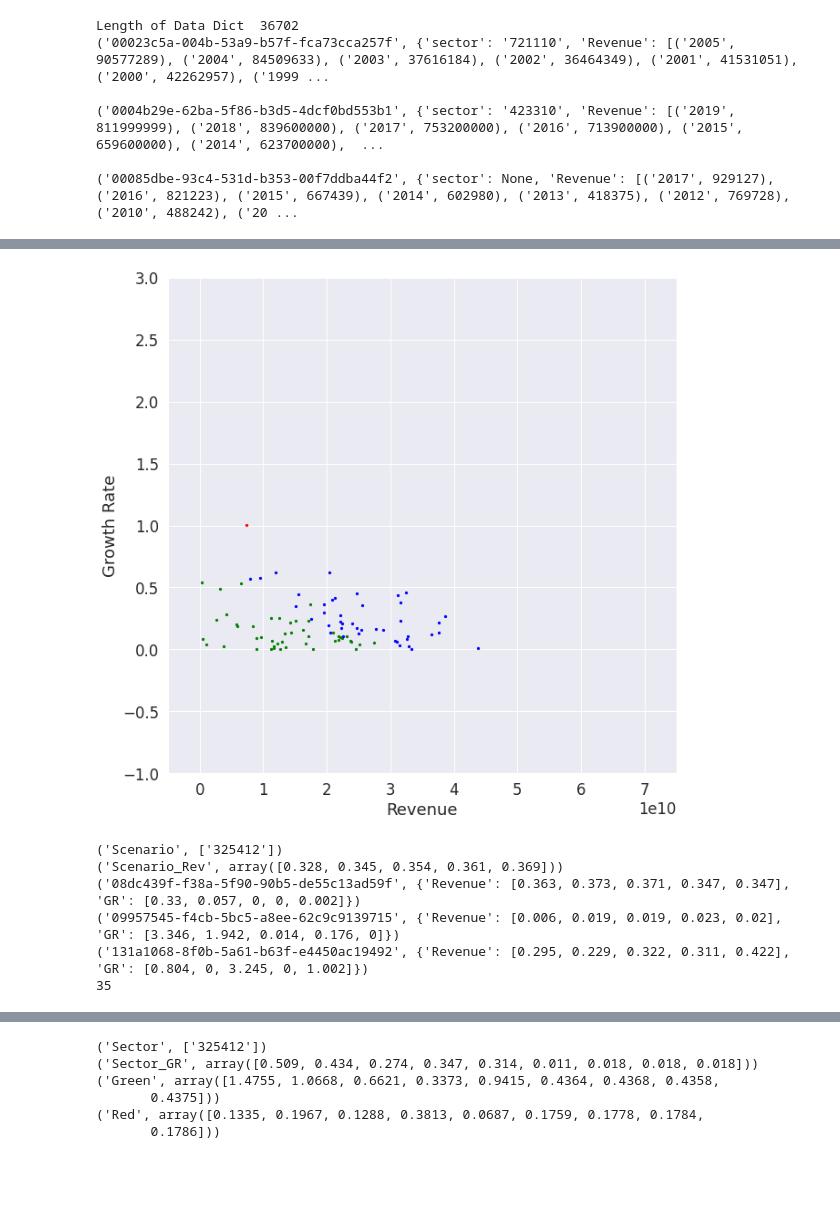
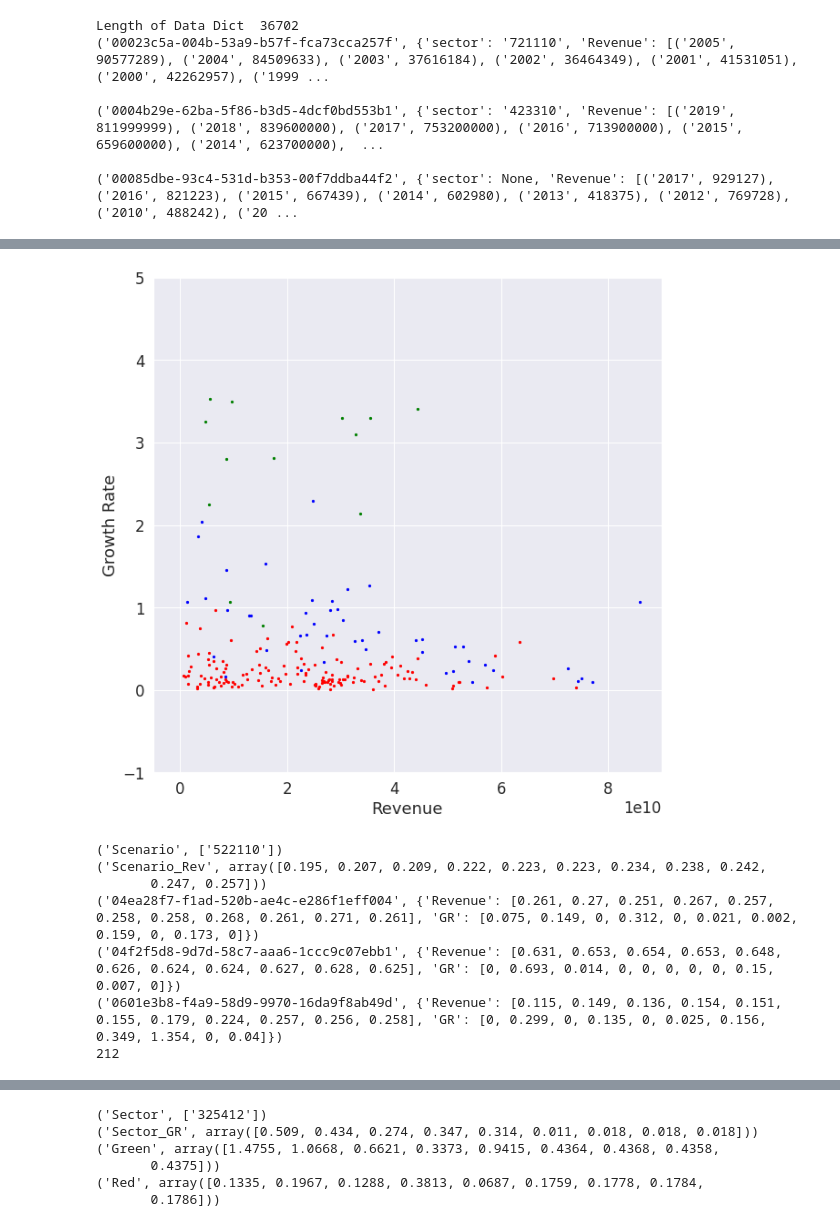
Before and after one commit to SaiChaitanya-ON/Personalized-Sector-with-Knowledge-Graph, a Jupyter notebook: notebooks/Revenue_Growth_Revenue_Graph.ipynb, the cells around one changed output, grey strips where cells are left out. Saved outputs shown, nothing was run; the diff lists cells and outputs as text; code cells hidden in the pictures; blank space fills up the shorter version.

```diff
--- a/notebooks/Revenue_Growth_Revenue_Graph.ipynb
+++ b/notebooks/Revenue_Growth_Revenue_Graph.ipynb
@@ -290,13 +317,14 @@ def Get_Growth_Rate(Six_Year_Data_Dict):
             for i in range(len(data['R']) - 1):
                 gr = round((data['R'][i+1] - data['R'][i])/data['R'][i],3)
                 if gr > 5:
-                    L.add(ID)
+                    gr = 5
+                    #L.add(ID)
                 elif gr < 0:
                     gr = 0
                 Data_Dict[ID]['GR'].append(round(gr,4))
 
-    for i in list(L):
-        Data_Dict.pop(i)
+#     for i in list(L):
+#         Data_Dict.pop(i)
 
     return Data_Dict
 
@@ -382,7 +410,7 @@ Five_Year_Data_Set_N = {}
 for i in Six_Year_Data_Dict_withGR_N.items():
     ID,data = i
     f = 0
-    if data['Sector'] == '511210':
+    if data['Sector'] == '522110':
         Five_Year_Data_Set_N[ID] = data
 
 print(len(Five_Year_Data_Set_N))
@@ -514,8 +542,8 @@ class RGCN(nn.Module):
         #print('h_GR',h_GR['L2'])
 
 
-        E = my_agg_func([inputs['R'],inputs['GR']],10,'borrower')
-        #E = my_conc_func(inputs['R'],inputs['GR'])
+        #E = my_agg_func([inputs['R'],inputs['GR']],10,'borrower')
+        E = my_conc_func(inputs['R'],inputs['GR'])
         #E = my_conc_func(T.mean(h_R['L1'],1,True),T.mean(h_GR['L2'],1,True))
         #E = my_agg_func([T.mean(h_R['L1'],1,True),T.mean(h_GR['L2'],1,True)],10,'borrower')
 
@@ -526,7 +554,7 @@ class RGCN(nn.Module):
 
         return h_borrower
 # %%
-model = RGCN(5,5,5,5,10,10,['R_att','fin1'],['GR_att','fin2'],['fin1','fin2'])
+model = RGCN(5,5,5,5,22,10,['R_att','fin1'],['GR_att','fin2'],['fin1','fin2'])
 
 for i in Five_Year_Data_Set_N.items():
     ID,data = i
@@ -611,64 +639,56 @@ plt.show()
 # %%
 d = 1
 
-# Rev = my_agg_func([R_Att[1:],R_Att[1:]],d,'borrower')[np.where(training_kmeans.labels_ == 0)[0]]
-# Net = my_agg_func([G_Att[1:],G_Att[1:]],d,'borrower')[np.where(training_kmeans.labels_ == 0)[0]]
+Rev = my_agg_func([R_Att[1:],R_Att[1:]],d,'borrower')[np.where(training_kmeans.labels_ == 0)[0]]
+Net = my_agg_func([G_Att[1:],G_Att[1:]],d,'borrower')[np.where(training_kmeans.labels_ == 0)[0]]
 
 
-# Rev2 = my_agg_func([R_Att[1:],R_Att[1:]],d,'borrower')[np.where(training_kmeans.labels_ == 1)[0]]
-# Net2 = my_agg_func([G_Att[1:],G_Att[1:]],d,'borrower')[np.where(training_kmeans.labels_ == 1)[0]]
+Rev2 = my_agg_func([R_Att[1:],R_Att[1:]],d,'borrower')[np.where(training_kmeans.labels_ == 1)[0]]
+Net2 = my_agg_func([G_Att[1:],G_Att[1:]],d,'borrower')[np.where(training_kmeans.labels_ == 1)[0]]
 
 
-# Rev3 = my_agg_func([R_Att[1:],R_Att[1:]],d,'borrower')[np.where(training_kmeans.labels_ == 2)[0]]
-# Net3 = my_agg_func([G_Att[1:],G_Att[1:]],d,'borrower')[np.where(training_kmeans.labels_ == 2)[0]]
+Rev3 = my_agg_func([R_Att[1:],R_Att[1:]],d,'borrower')[np.where(training_kmeans.labels_ == 2)[0]]
+Net3 = my_agg_func([G_Att[1:],G_Att[1:]],d,'borrower')[np.where(training_kmeans.labels_ == 2)[0]]
 
 
-# Rev4 = my_agg_func([R_Att[1:],R_Att[1:]],d,'borrower')[np.where(training_kmeans.labels_ == 3)[0]]
-# Net4 = my_agg_func([G_Att[1:],G_Att[1:]],d,'borrower')[np.where(training_kmeans.labels_ == 3)[0]]
 
-Rev = T.mean(R_Att[1:],1,True)[np.where(training_kmeans.labels_ == 0)[0]]
-Net = T.mean(G_Att[1:],1,True)[np.where(training_kmeans.labels_ == 0)[0]]
+# Rev = T.mean(R_Att[1:],1,True)[np.where(training_kmeans.labels_ == 0)[0]]
+# Net = T.mean(G_Att[1:],1,True)[np.where(training_kmeans.labels_ == 0)[0]]
 
 
-Rev2 = T.mean(R_Att[1:],1,True)[np.where(training_kmeans.labels_ == 1)[0]]
-Net2 = T.mean(G_Att[1:],1,True)[np.where(training_kmeans.labels_ == 1)[0]]
+# Rev2 = T.mean(R_Att[1:],1,True)[np.where(training_kmeans.labels_ == 1)[0]]
+# Net2 = T.mean(G_Att[1:],1,True)[np.where(training_kmeans.labels_ == 1)[0]]
 
 
-Rev3 = T.mean(R_Att[1:],1,True)[np.where(training_kmeans.labels_ == 2)[0]]
-Net3 = T.mean(G_Att[1:],1,True)[np.where(training_kmeans.labels_ == 2)[0]]
+# Rev3 = T.mean(R_Att[1:],1,True)[np.where(training_kmeans.labels_ == 2)[0]]
+# Net3 = T.mean(G_Att[1:],1,True)[np.where(training_kmeans.labels_ == 2)[0]]
 
-
-Rev4 = T.mean(R_Att[1:],1,True)[np.where(training_kmeans.labels_ == 3)[0]]
-Net4 = T.mean(G_Att[1:],1,True)[np.where(training_kmeans.labels_ == 3)[0]]
 
 
 
 if Rev[0] < 0:
     Rev = -Rev
     Rev2 = -Rev2
     Rev3 = -Rev3
-    Rev4 = -Rev4
 if Net[0] < 0:
     Net = -Net
     Net2 = -Net2
     Net3 = -Net3
-    Net4 = -Net4
 
 
 plt.figure(figsize = (10,10))
 rev_s = 50000000000
-plt.scatter(Rev*rev_s,Net,s = 5,c = np.array(['green']))
-plt.scatter(Rev2*rev_s,Net2, s= 5, c = np.array(['red']))
+plt.scatter(Rev*rev_s,Net,s = 5,c = np.array(['red']))
+plt.scatter(Rev2*rev_s,Net2, s= 5, c = np.array(['green']))
 plt.scatter(Rev3*rev_s,Net3, s = 5, c = np.array(['blue']))
-plt.scatter(Rev4*rev_s,Net4, s = 5, c= np.array(['magenta']))
 
-plt.xlim(-0.1*50000000000,1.5*50000000000)
-plt.ylim(-1,3)
+plt.xlim(-0.1*50000000000,1.8*50000000000)
+plt.ylim(-1,5)
 plt.ylabel("Growth Rate")
 plt.xlabel("Revenue")
 plt.show()
 # %% [output]
-[figure, old version]
+[figure, new version]
 # %%
 Red = []
 Blue = []
@@ -730,7 +743,7 @@ def Get_Sector_Data_Dict(scenario,CapIQ_data_dict_FY_N):
             if data['Sector'] == str(j):
                 test_dict[ID] = data
 
-    sector_rev_avg = np.zeros(5)
+    sector_rev_avg = np.zeros(11)
     for i in test_dict.items():
         ID,data = i
         sector_rev_avg += np.array(data['Revenue'])
@@ -750,7 +763,7 @@ def Get_Sector_Data_Dict(scenario,CapIQ_data_dict_FY_N):
 
     return Sector_Data_Dict
 
-Scenario_Data_Dict = Get_Sector_Data_Dict(['325412'],Six_Year_Data_Dict_withGR_N)
+Scenario_Data_Dict = Get_Sector_Data_Dict(['522110'],Six_Year_Data_Dict_withGR_N)
 
 m = 0
 for i in Scenario_Data_Dict.items():
@@ -760,10 +773,11 @@ for i in Scenario_Data_Dict.items():
     m += 1
 print(len(Scenario_Data_Dict.items()))
 # %% [output]
-('Scenario', ['325412'])
-('Scenario_Rev', array([0.328, 0.345, 0.354, 0.361, 0.369]))
-('08dc439f-f38a-5f90-90b5-de55c13ad59f', {'Revenue': [0.363, 0.373, 0.371, 0.347, 0.347], 'GR': [0.33, 0.057, 0, 0, 0.002]})
-('09957545-f4cb-5bc5-a8ee-62c9c9139715', {'Revenue': [0.006, 0.019, 0.019, 0.023, 0.02], 'GR': [3.346, 1.942, 0.014, 0.176, 0]})
-('131a1068-8f0b-5a61-b63f-e4450ac19492', {'Revenue': [0.295, 0.229, 0.322, 0.311, 0.422], 'GR': [0.804, 0, 3.245, 0, 1.002]})
-35
+('Scenario', ['522110'])
+('Scenario_Rev', array([0.195, 0.207, 0.209, 0.222, 0.223, 0.223, 0.234, 0.238, 0.242,
+       0.247, 0.257]))
+('04ea28f7-f1ad-520b-ae4c-e286f1eff004', {'Revenue': [0.261, 0.27, 0.251, 0.267, 0.257, 0.258, 0.258, 0.268, 0.261, 0.271, 0.261], 'GR': [0.075, 0.149, 0, 0.312, 0, 0.021, 0.002, 0.159, 0, 0.173, 0]})
+('04f2f5d8-9d7d-58c7-aaa6-1ccc9c07ebb1', {'Revenue': [0.631, 0.653, 0.654, 0.653, 0.648, 0.626, 0.624, 0.624, 0.627, 0.628, 0.625], 'GR': [0, 0.693, 0.014, 0, 0, 0, 0, 0, 0.15, 0.007, 0]})
+('0601e3b8-f4a9-58d9-9970-16da9f8ab49d', {'Revenue': [0.115, 0.149, 0.136, 0.154, 0.151, 0.155, 0.179, 0.224, 0.257, 0.256, 0.258], 'GR': [0, 0.299, 0, 0.135, 0, 0.025, 0.156, 0.349, 1.354, 0, 0.04]})
+212
 # %%
```
Also changed, not shown: parts of 10 cells of this notebook.
